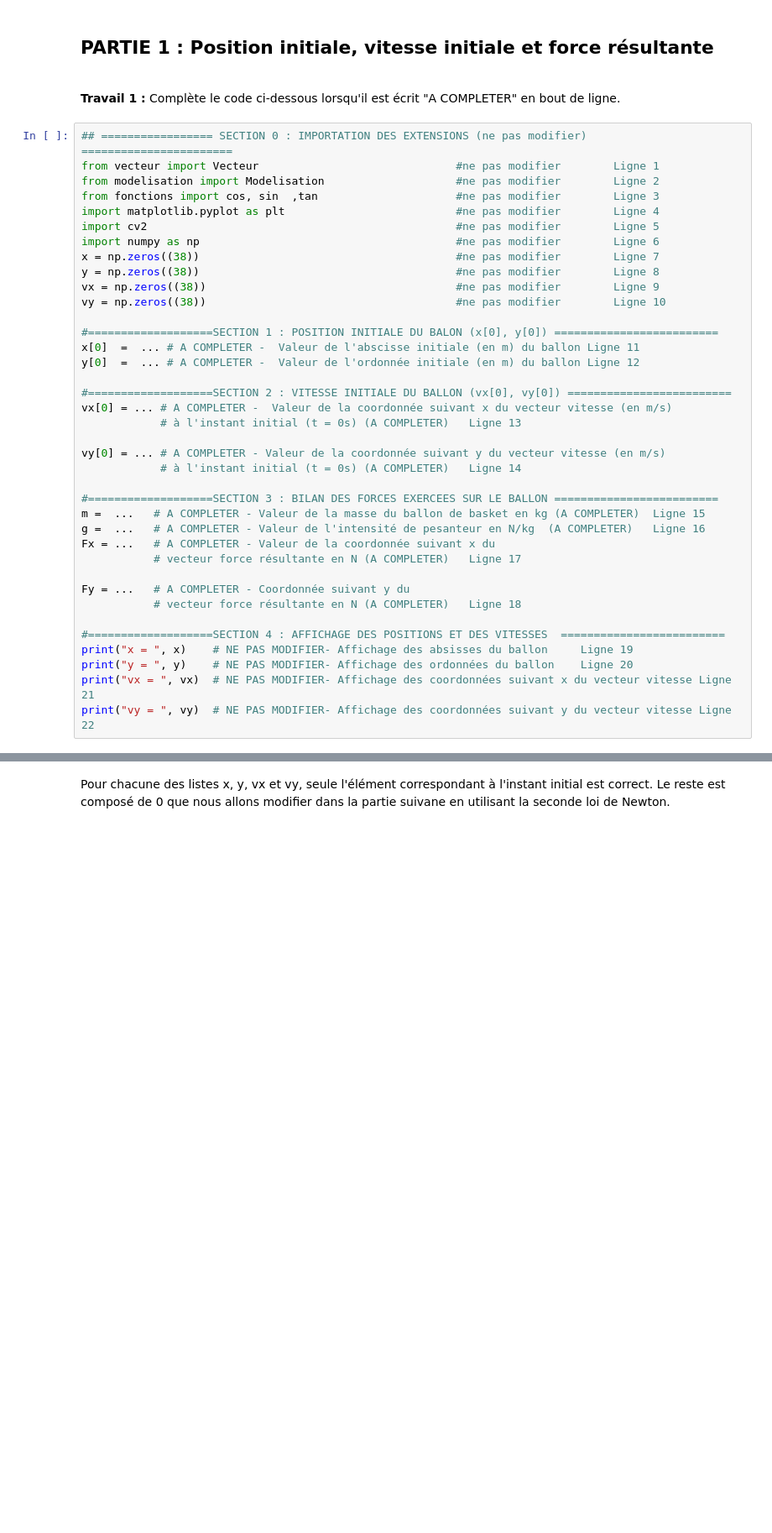
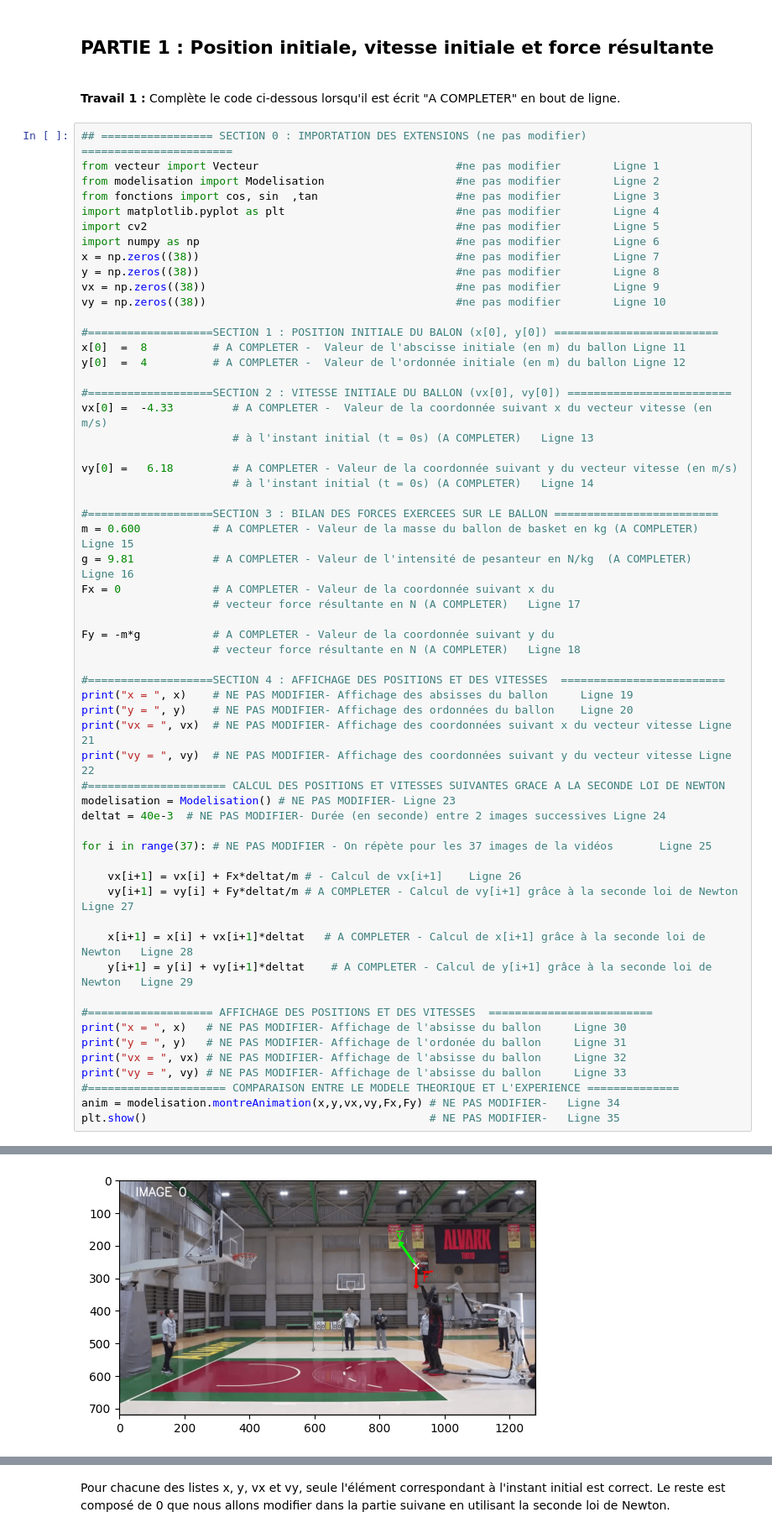
Before and after one commit to pierreghesqui/TP-basketBasthon, a Jupyter notebook: TP-Basket_eleve.ipynb, the cells around one changed output, grey strips where cells are left out. Shown: that part at 84% size. Drawn from its saved outputs; the diff is of its cells as text; blank space fills up the shorter version.

```diff
--- a/TP-Basket_eleve.ipynb
+++ b/TP-Basket_eleve.ipynb
@@ -37,27 +37,48 @@ vx = np.zeros((38))                                      #ne pas modifier
 vy = np.zeros((38))                                      #ne pas modifier        Ligne 10
 
 #===================SECTION 1 : POSITION INITIALE DU BALON (x[0], y[0]) =========================
-x[0]  =  ... # A COMPLETER -  Valeur de l'abscisse initiale (en m) du ballon Ligne 11
-y[0]  =  ... # A COMPLETER -  Valeur de l'ordonnée initiale (en m) du ballon Ligne 12
+x[0]  =  8          # A COMPLETER -  Valeur de l'abscisse initiale (en m) du ballon Ligne 11
+y[0]  =  4          # A COMPLETER -  Valeur de l'ordonnée initiale (en m) du ballon Ligne 12
 
 #===================SECTION 2 : VITESSE INITIALE DU BALLON (vx[0], vy[0]) =========================
-vx[0] = ... # A COMPLETER -  Valeur de la coordonnée suivant x du vecteur vitesse (en m/s)
-            # à l'instant initial (t = 0s) (A COMPLETER)   Ligne 13
+vx[0] =  -4.33         # A COMPLETER -  Valeur de la coordonnée suivant x du vecteur vitesse (en m/s)
+                       # à l'instant initial (t = 0s) (A COMPLETER)   Ligne 13
 
-vy[0] = ... # A COMPLETER - Valeur de la coordonnée suivant y du vecteur vitesse (en m/s)
-            # à l'instant initial (t = 0s) (A COMPLETER)   Ligne 14
+vy[0] =   6.18         # A COMPLETER - Valeur de la coordonnée suivant y du vecteur vitesse (en m/s)
+                       # à l'instant initial (t = 0s) (A COMPLETER)   Ligne 14
 
 #===================SECTION 3 : BILAN DES FORCES EXERCEES SUR LE BALLON =========================
-m =  ...   # A COMPLETER - Valeur de la masse du ballon de basket en kg (A COMPLETER)  Ligne 15
-g =  ...   # A COMPLETER - Valeur de l'intensité de pesanteur en N/kg  (A COMPLETER)   Ligne 16
-Fx = ...   # A COMPLETER - Valeur de la coordonnée suivant x du
-           # vecteur force résultante en N (A COMPLETER)   Ligne 17
+m = 0.600           # A COMPLETER - Valeur de la masse du ballon de basket en kg (A COMPLETER)  Ligne 15
+g = 9.81            # A COMPLETER - Valeur de l'intensité de pesanteur en N/kg  (A COMPLETER)   Ligne 16
+Fx = 0              # A COMPLETER - Valeur de la coordonnée suivant x du
+                    # vecteur force résultante en N (A COMPLETER)   Ligne 17
 
-Fy = ...   # A COMPLETER - Coordonnée suivant y du
-           # vecteur force résultante en N (A COMPLETER)   Ligne 18
+Fy = -m*g           # A COMPLETER - Valeur de la coordonnée suivant y du
+                    # vecteur force résultante en N (A COMPLETER)   Ligne 18
 
 #===================SECTION 4 : AFFICHAGE DES POSITIONS ET DES VITESSES  =========================
 print("x = ", x)    # NE PAS MODIFIER- Affichage des absisses du ballon     Ligne 19
 print("y = ", y)    # NE PAS MODIFIER- Affichage des ordonnées du ballon    Ligne 20
 print("vx = ", vx)  # NE PAS MODIFIER- Affichage des coordonnées suivant x du vecteur vitesse Ligne 21
 print("vy = ", vy)  # NE PAS MODIFIER- Affichage des coordonnées suivant y du vecteur vitesse Ligne 22
+#===================== CALCUL DES POSITIONS ET VITESSES SUIVANTES GRACE A LA SECONDE LOI DE NEWTON
+modelisation = Modelisation() # NE PAS MODIFIER- Ligne 23
+deltat = 40e-3  # NE PAS MODIFIER- Durée (en seconde) entre 2 images successives Ligne 24
+
+for i in range(37): # NE PAS MODIFIER - On répète pour les 37 images de la vidéos       Ligne 25
+
+    vx[i+1] = vx[i] + Fx*deltat/m # - Calcul de vx[i+1]    Ligne 26
+    vy[i+1] = vy[i] + Fy*deltat/m # A COMPLETER - Calcul de vy[i+1] grâce à la seconde loi de Newton   Ligne 27
+
+    x[i+1] = x[i] + vx[i+1]*deltat   # A COMPLETER - Calcul de x[i+1] grâce à la seconde loi de Newton   Ligne 28
+    y[i+1] = y[i] + vy[i+1]*deltat    # A COMPLETER - Calcul de y[i+1] grâce à la seconde loi de Newton   Ligne 29
+
+#=================== AFFICHAGE DES POSITIONS ET DES VITESSES  =========================
+print("x = ", x)   # NE PAS MODIFIER- Affichage de l'absisse du ballon     Ligne 30
+print("y = ", y)   # NE PAS MODIFIER- Affichage de l'ordonée du ballon     Ligne 31
+print("vx = ", vx) # NE PAS MODIFIER- Affichage de l'absisse du ballon     Ligne 32
+print("vy = ", vy) # NE PAS MODIFIER- Affichage de l'absisse du ballon     Ligne 33
+#===================== COMPARAISON ENTRE LE MODELE THEORIQUE ET L'EXPERIENCE ==============
+anim = modelisation.montreAnimation(x,y,vx,vy,Fx,Fy) # NE PAS MODIFIER-   Ligne 34
+plt.show()                                           # NE PAS MODIFIER-   Ligne 35
+# %% [output]
@@ -64,3 +102,4 @@ print("vy = ", vy)  # NE PAS MODIFIER- Affichage des coordonnées suivant y du v
+[figure, added]
 # %% [markdown]
 <b>Travail 2 :</b> Une fois que tu as complété le code ci-dessus, exécute le.  Pour cela, il faut cliquer quelque part dans la fenêtre du code puis cliquer sur la flèche en haut de la page:
 <img src="https://raw.githubusercontent.com/pierreghesqui/TP-basketBasthon/main/img/fleche.png"
```
Also changed, not shown: parts of 3 cells of this notebook, 2 other files.
